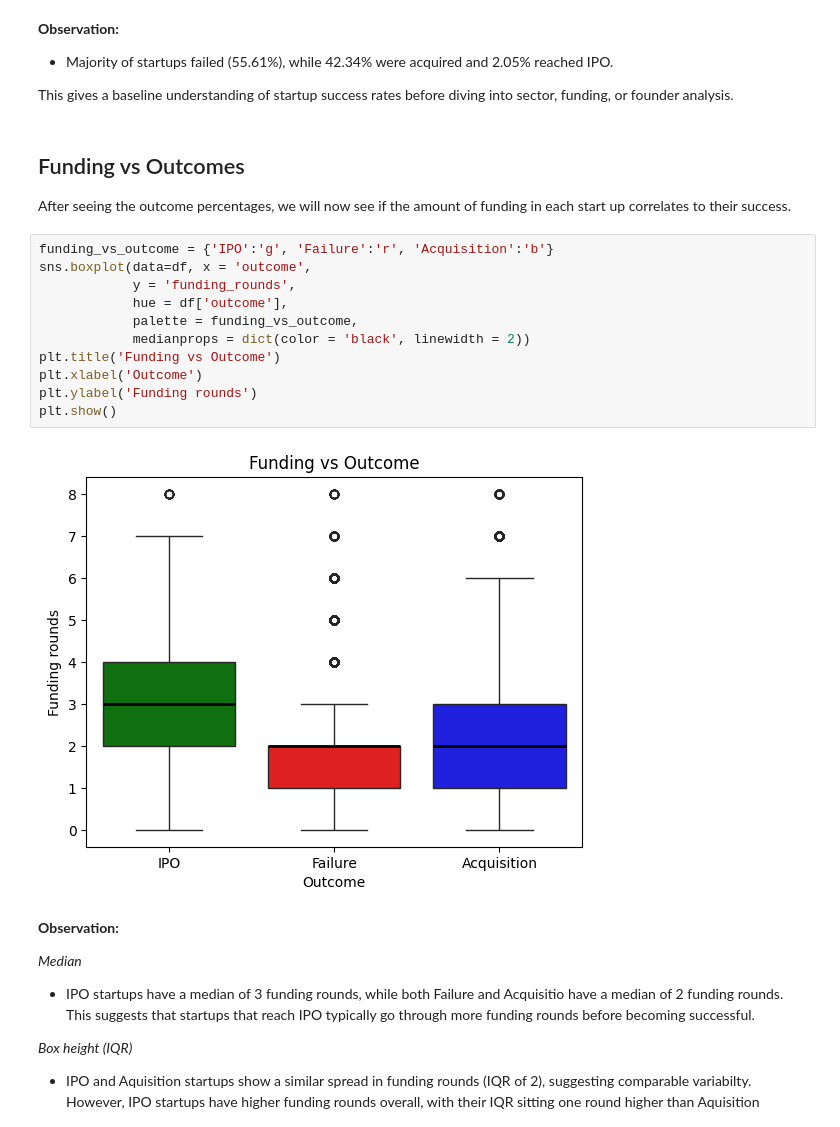
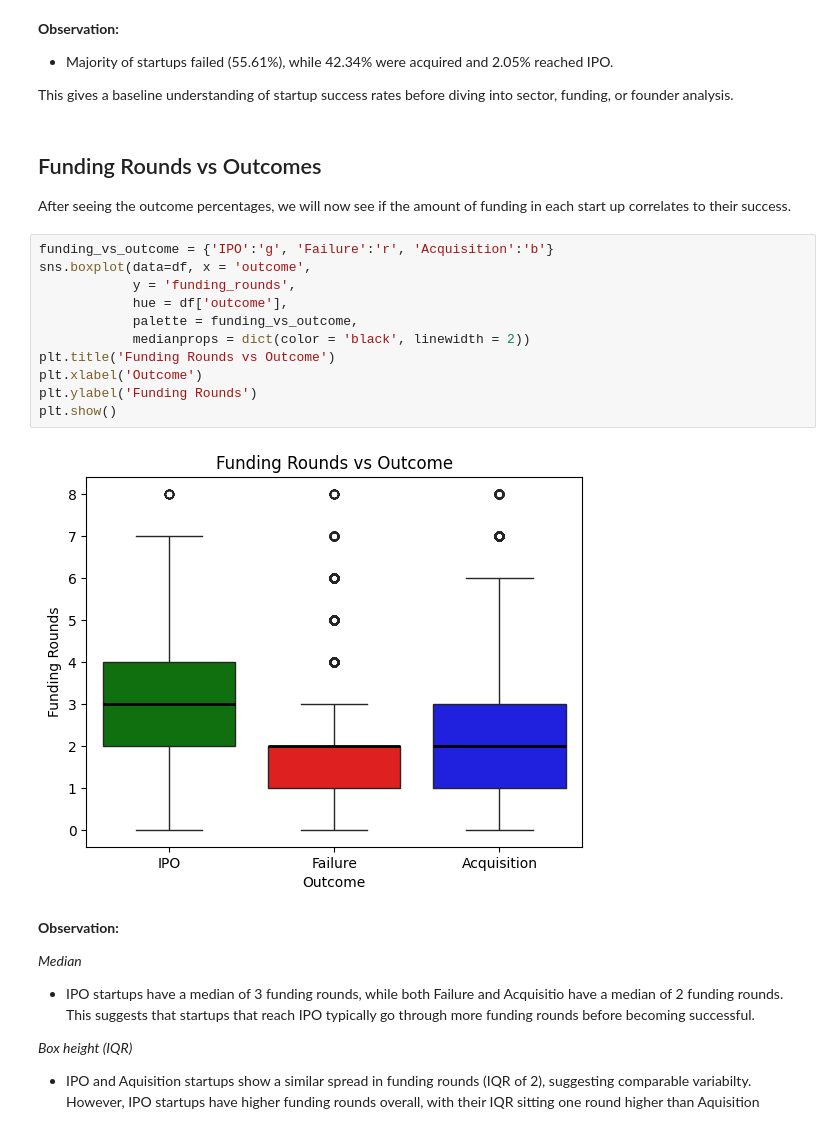
Before and after one commit to chantal-e/Startup-Funding-and-Outcome-Analysis, a Jupyter notebook: startup_funding_and_outcome_analysis.ipynb, the cells around one changed output. Cells and saved outputs as stored; diff of their text form.

```diff
--- a/startup_funding_and_outcome_analysis.ipynb
+++ b/startup_funding_and_outcome_analysis.ipynb
@@ -103,22 +103,22 @@ Name: proportion, dtype: float64
 
 This gives a baseline understanding of startup success rates before diving into sector, funding, or founder analysis.
 # %% [markdown]
-## Funding vs Outcomes
+## Funding Rounds vs Outcomes
 
 After seeing the outcome percentages, we will now see if the amount of funding in each start up correlates to their success.
 # %%
 funding_vs_outcome = {'IPO':'g', 'Failure':'r', 'Acquisition':'b'}
 sns.boxplot(data=df, x = 'outcome',
             y = 'funding_rounds',
             hue = df['outcome'],
             palette = funding_vs_outcome,
             medianprops = dict(color = 'black', linewidth = 2))
-plt.title('Funding vs Outcome')
+plt.title('Funding Rounds vs Outcome')
 plt.xlabel('Outcome')
-plt.ylabel('Funding rounds')
+plt.ylabel('Funding Rounds')
 plt.show()
 # %% [output]
-[figure, old version]
+[figure, new version]
 # %% [markdown]
  **Observation:**
 
```
Also changed, not shown: parts of 6 cells of this notebook.
